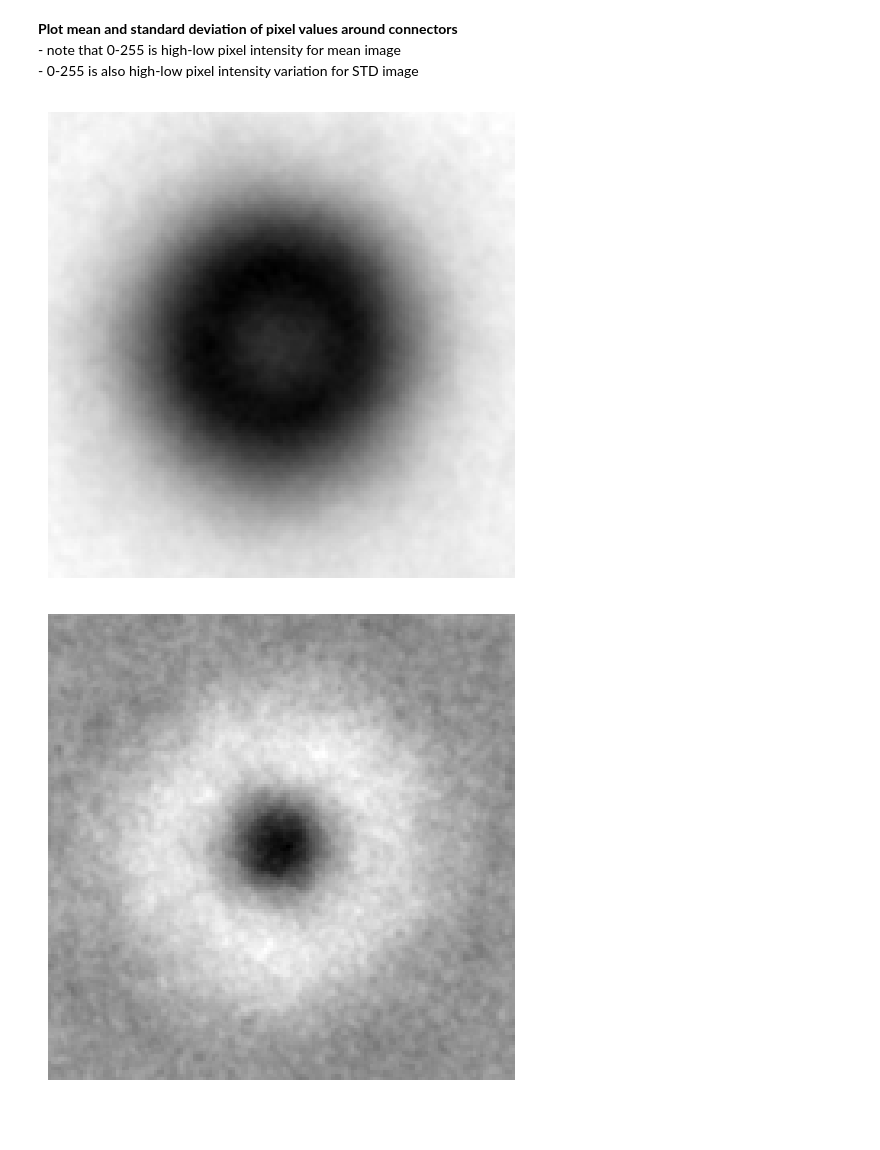
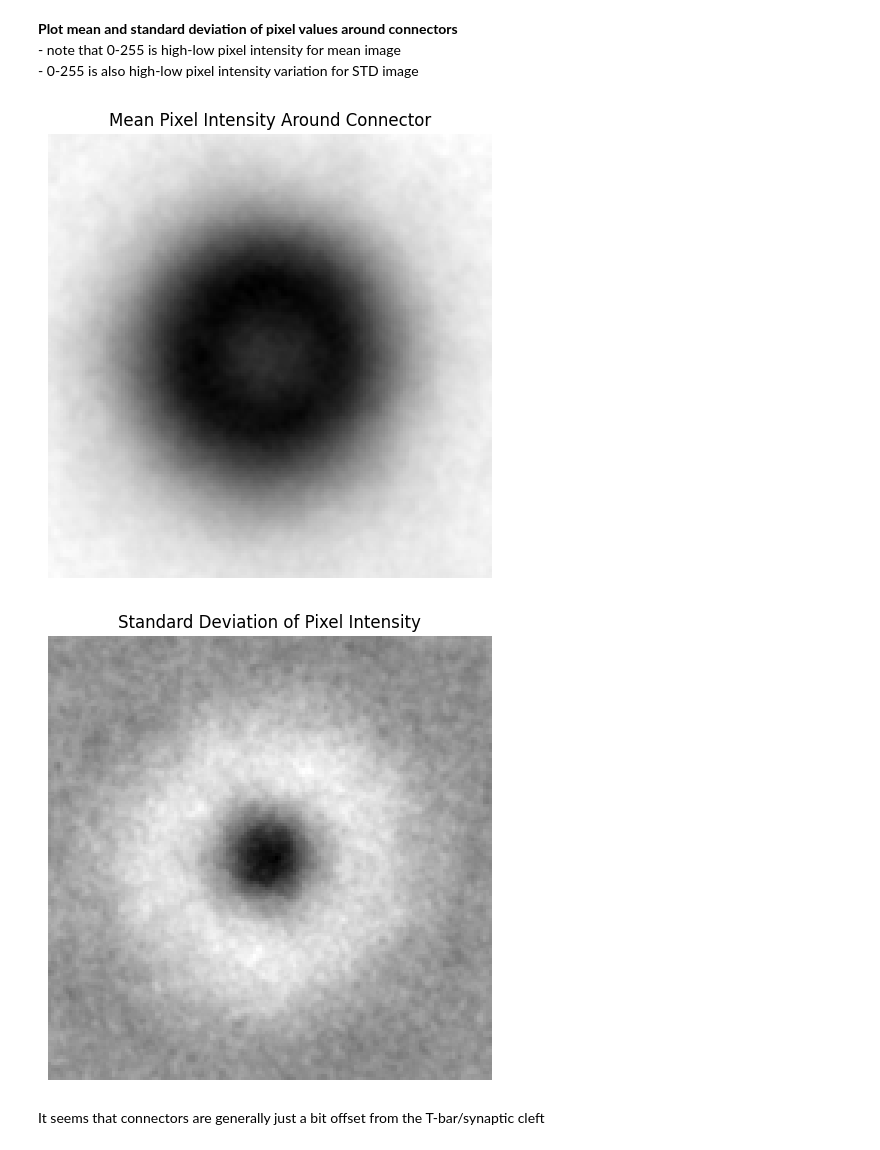
Before and after one commit to mwinding/brain_models, a Jupyter notebook: scripts/NT_prediction/analyse_connector_positions.ipynb, the cells around one changed output. Saved outputs shown, nothing was run; the diff lists cells and outputs as text; code cells hidden in the pictures; blank space fills up the shorter version.

Commit message:
added titles to plots

```diff
--- a/scripts/NT_prediction/analyse_connector_positions.ipynb
+++ b/scripts/NT_prediction/analyse_connector_positions.ipynb
@@ -24,16 +24,20 @@ std_array = np.reshape(std_flat, (145, 145))
 # %%
 # plot image stack
 fig = plt.figure()
 plt.imshow(mean_array,cmap='gray')
 plt.axis('off')
+plt.title('Mean Pixel Intensity Around Connector')
 fig.tight_layout(pad=0.5)
 plt.show()
 
 fig = plt.figure()
 plt.imshow(std_array,cmap='gray')
 plt.axis('off')
+plt.title('Standard Deviation of Pixel Intensity')
 fig.tight_layout(pad=0.5)
 plt.show()
 # %% [output]
-[figure, old version]
+[figure, new version]
-[figure, old version]
+[figure, new version]
+# %% [markdown]
+It seems that connectors are generally just a bit offset from the T-bar/synaptic cleft
```
